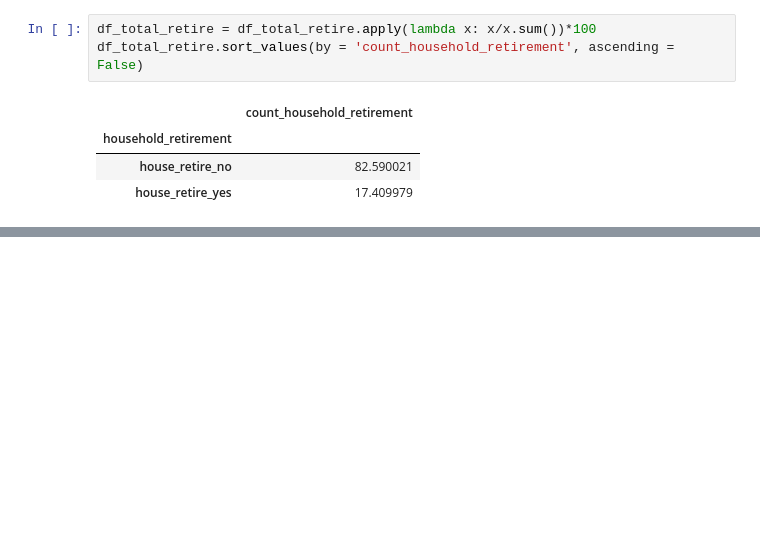
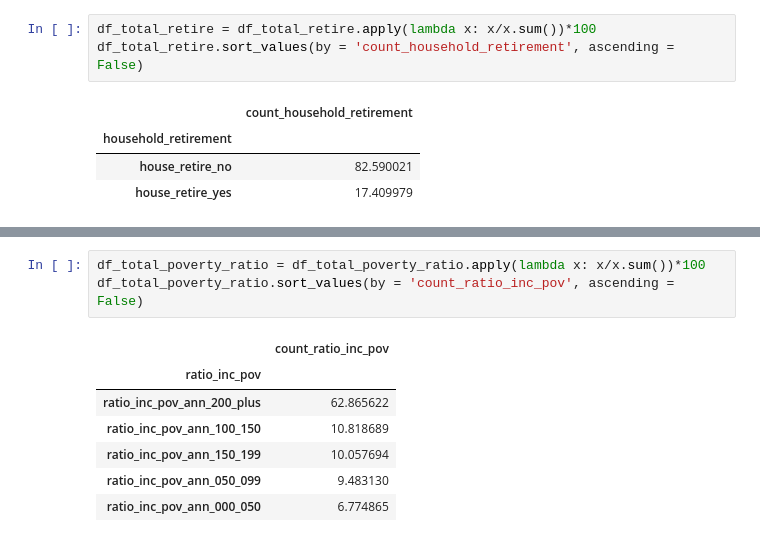
Before and after one commit to VIA-Transit-Rules/VIA_project, a Jupyter notebook: Sean/census_melt_income_poverty_gvt_assist.ipynb, the cells around one changed output, grey strips where cells are left out. Cells and saved outputs as stored; diff of their text form; blank space fills up the shorter version.

```diff
--- a/Sean/census_melt_income_poverty_gvt_assist.ipynb
+++ b/Sean/census_melt_income_poverty_gvt_assist.ipynb
@@ -493,0 +525,11 @@ df_total_retire.sort_values(by = 'count_household_retirement', ascending = False
+# %%
+df_total_poverty_ratio = df_total_poverty_ratio.apply(lambda x: x/x.sum())*100
+df_total_poverty_ratio.sort_values(by = 'count_ratio_inc_pov', ascending = False)
+# %% [output]
+|  | count_ratio_inc_pov |
+| ratio_inc_pov |  |
+| ratio_inc_pov_ann_200_plus | 62.865622 |
+| ratio_inc_pov_ann_100_150 | 10.818689 |
+| ratio_inc_pov_ann_150_199 | 10.057694 |
+| ratio_inc_pov_ann_050_099 | 9.483130 |
+| ratio_inc_pov_ann_000_050 | 6.774865 |
```
Also changed, not shown: parts of 4 cells of this notebook, 2 other files.
